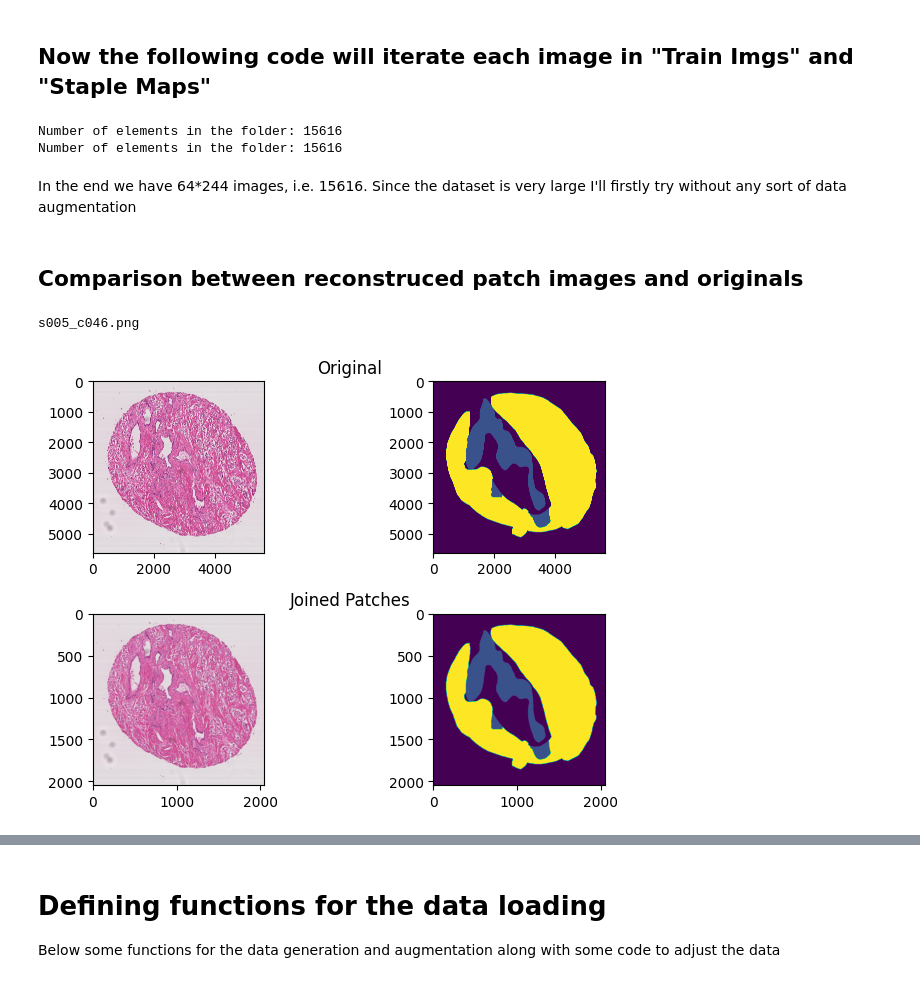
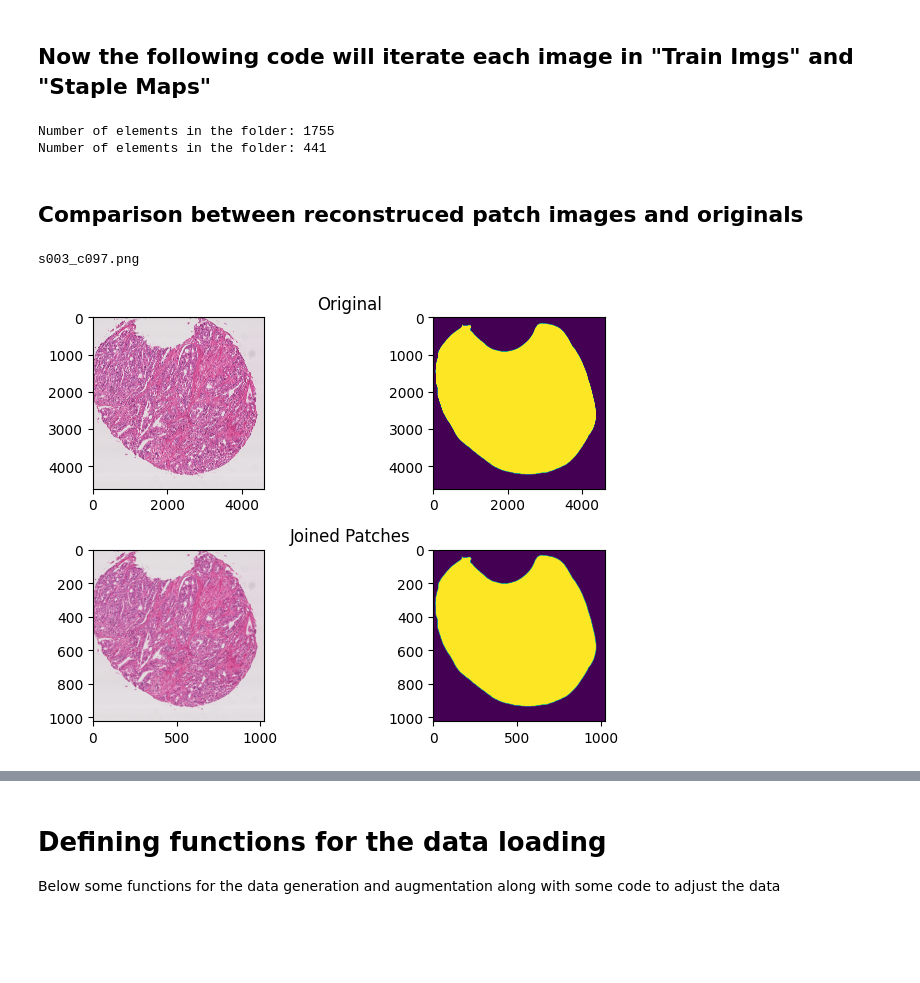
Before and after one commit to Lp1807/Progetto-NL2-Gleason-Challenge-2019, a Jupyter notebook: progettoNL2.ipynb, the cells around one changed output, grey strips where cells are left out. Saved outputs shown, nothing was run; the diff lists cells and outputs as text; code cells hidden in the pictures; blank space fills up the shorter version.

```diff
--- a/progettoNL2.ipynb
+++ b/progettoNL2.ipynb
@@ -414,9 +447,10 @@ def save_patches(patches, output_dir, filename, size, type):
                     dir = os.path.join(output_dir, name)
                     img_pil.save(dir)
 # %%
-def join_patches(search_dir, file_dir, type, size=8):
+def join_patches(search_dir, file_dir, type, size=2):
     '''Given a file name in the format "sXXX_cYYY.png" the function search for all patches named "sXXX_cYYY_vRC.png" in "search_dir" and combine them into a full image. The "size"
-    parameter refers to the number of rows and column'''
+    parameter refers to the number of rows and column.
+    It only works if NO OVERLAPPING was applied'''
 
     dim = size*size
     file_dir = os.path.splitext(file_dir)[0]
@@ -485,40 +524,41 @@ trasformToPatches('mask', 'Staple Maps', 'masks_patches')
 # %%
-num_elements = len(os.listdir('train_patches'))
+num_elements = len(os.listdir('Dataset_overlapping/Patches/Train/imgs'))
 print("Number of elements in the folder:", num_elements)
-num_elements = len(os.listdir('masks_patches'))
+num_elements = len(os.listdir('Dataset_overlapping/Patches/Valid/imgs'))
 print("Number of elements in the folder:", num_elements)
 # %% [output]
-Number of elements in the folder: 15616
-Number of elements in the folder: 15616
+Number of elements in the folder: 1755
+Number of elements in the folder: 441
-# %% [markdown]
-In the end we have 64*244 images, i.e. 15616. Since the dataset is very large I'll firstly try without any sort of data augmentation
 # %% [markdown]
 ## Comparison between reconstruced patch images and originals
 # %%
 import random
 
-file_list = os.listdir('Train Imgs')
+path = 'Dataset_overlapping/Original/Test'
+patches_path = 'Dataset_overlapping/Patches/Test'
+
+file_list = os.listdir(os.path.join(path, 'imgs'))
 random_file = random.choice(file_list)
 print(random_file)
 
-original_train = Image.open(os.path.join('Train Imgs', random_file))
-original_mask = Image.open(os.path.join('Staple Maps', random_file))
-patch_train = join_patches('train_patches', random_file, 'train')
-patch_mask = join_patches('masks_patches', random_file, 'mask')
+original_train = Image.open(os.path.join(path, 'imgs', random_file))
+original_mask = Image.open(os.path.join(path, 'masks', random_file))
+patch_train = join_patches(os.path.join(patches_path, 'imgs'), random_file, 'train')
+patch_mask = join_patches(os.path.join(patches_path, 'masks'), random_file, 'mask')
 
 
 fig, axs = plt.subplots(2, 2)
 
 axs[0, 0].imshow(original_train)
 axs[0, 1].imshow(original_mask)
 axs[1, 0].imshow(patch_train)
 axs[1, 1].imshow(patch_mask)
 
 axs[0, 0].set_title("Original", x = 1.5)
 axs[1, 0].set_title("Joined Patches", x = 1.5)
 
 plt.tight_layout()
 plt.show()
 # %% [output]
-s005_c046.png
+s003_c097.png
-[figure, old version]
+[figure, new version]
```
Also changed, not shown: parts of 73 cells of this notebook.
